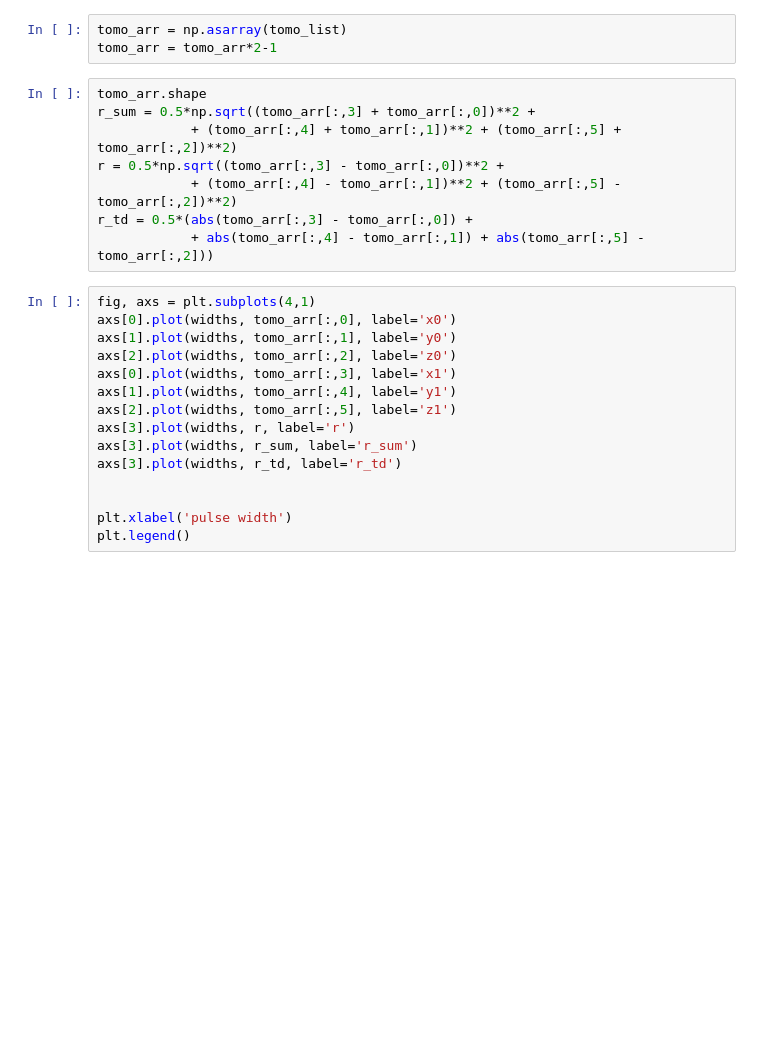
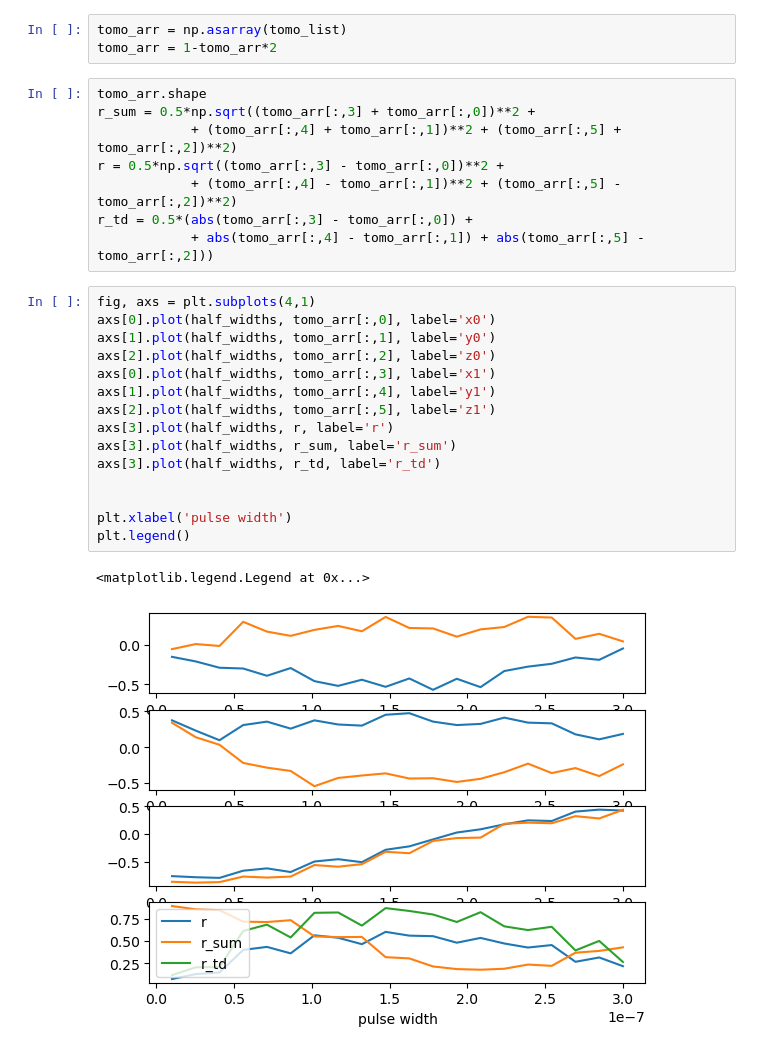
Before and after one commit to xianChunZeng/lblQubic, a Jupyter notebook: notebooks/CR_IBM_pulse.ipynb, the cells around one changed output. Drawn from its saved outputs; the diff is of its cells as text; blank space fills up the shorter version.

```diff
--- a/notebooks/CR_IBM_pulse.ipynb
+++ b/notebooks/CR_IBM_pulse.ipynb
@@ -85,6 +83,6 @@ KeyboardInterrupt:
 # %%
 tomo_arr = np.asarray(tomo_list)
-tomo_arr = tomo_arr*2-1
+tomo_arr = 1-tomo_arr*2
 # %%
 tomo_arr.shape
 r_sum = 0.5*np.sqrt((tomo_arr[:,3] + tomo_arr[:,0])**2 +
@@ -95,16 +93,19 @@ r_td = 0.5*(abs(tomo_arr[:,3] - tomo_arr[:,0]) +
             + abs(tomo_arr[:,4] - tomo_arr[:,1]) + abs(tomo_arr[:,5] - tomo_arr[:,2]))
 # %%
 fig, axs = plt.subplots(4,1)
-axs[0].plot(widths, tomo_arr[:,0], label='x0')
-axs[1].plot(widths, tomo_arr[:,1], label='y0')
-axs[2].plot(widths, tomo_arr[:,2], label='z0')
-axs[0].plot(widths, tomo_arr[:,3], label='x1')
-axs[1].plot(widths, tomo_arr[:,4], label='y1')
-axs[2].plot(widths, tomo_arr[:,5], label='z1')
-axs[3].plot(widths, r, label='r')
-axs[3].plot(widths, r_sum, label='r_sum')
-axs[3].plot(widths, r_td, label='r_td')
+axs[0].plot(half_widths, tomo_arr[:,0], label='x0')
+axs[1].plot(half_widths, tomo_arr[:,1], label='y0')
+axs[2].plot(half_widths, tomo_arr[:,2], label='z0')
+axs[0].plot(half_widths, tomo_arr[:,3], label='x1')
+axs[1].plot(half_widths, tomo_arr[:,4], label='y1')
+axs[2].plot(half_widths, tomo_arr[:,5], label='z1')
+axs[3].plot(half_widths, r, label='r')
+axs[3].plot(half_widths, r_sum, label='r_sum')
+axs[3].plot(half_widths, r_td, label='r_td')
 
 
 plt.xlabel('pulse width')
 plt.legend()
+# %% [output]
+<matplotlib.legend.Legend at 0x...>
+[figure, added]
```
Also changed, not shown: parts of 2 cells of this notebook.
